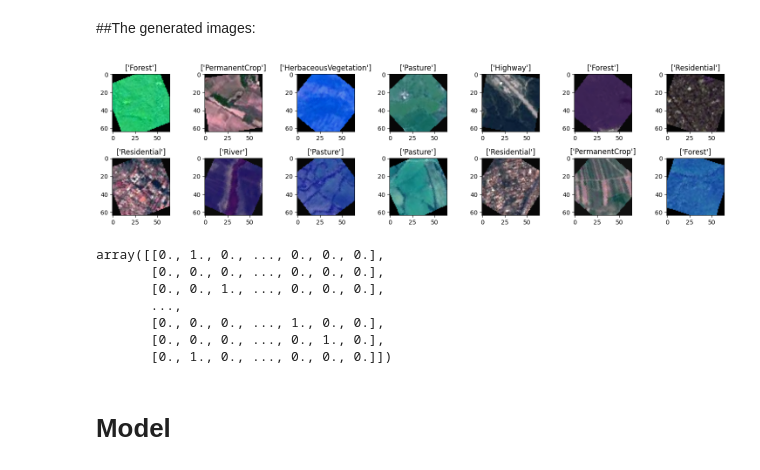
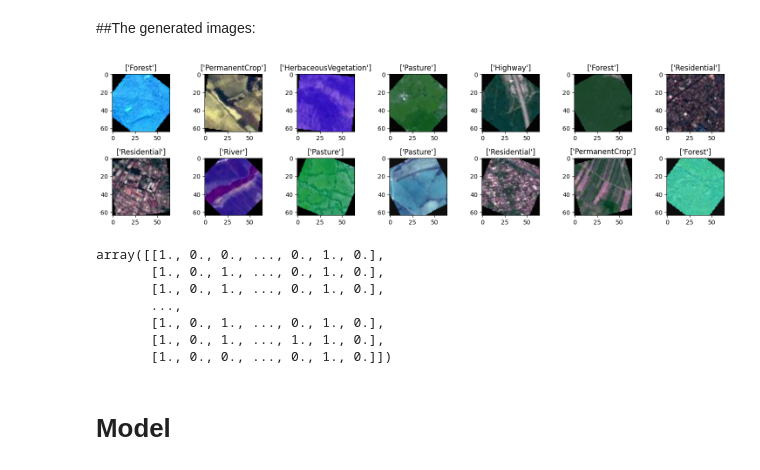
Before and after one commit to ohalilou/ml-student, a Jupyter notebook: Project/Land_Cover_Project.ipynb, the cells around one changed output. Drawn from its saved outputs; the diff is of its cells as text; code cells hidden in the pictures.

```diff
--- a/Project/Land_Cover_Project.ipynb
+++ b/Project/Land_Cover_Project.ipynb
@@ -140,29 +129,29 @@ X_train_augmented2 = np.array([data_augmentation2(image) for image in X_train])
 # %%
-X_train_new = np.concatenate([X_train, X_train_augmented1, X_train_augmented2], axis=0)
+X_train_new = np.concatenate([X_train_augmented1], axis=0)
 # %%
-y_train_new = np.concatenate([y_train, y_train, y_train], axis=0)
+y_train_new = np.concatenate([y_train, y_train], axis=0)
 # %%
 fig, axes = plt.subplots(2, 7, figsize=(15, 4))
 axes = axes.ravel()
 for i in range(14):
-    axes[i].imshow(X_train_new[i+40000])
-    axes[i].set_title(y_train_new[i+40000])
+    axes[i].imshow(X_train_new[i])
+    axes[i].set_title(y_train_new[i])
 plt.tight_layout()
 # %% [output]
-[figure, old version]
+[figure, new version]
 # %%
 # Convert labels to one-hot encoding
 encoder = OneHotEncoder()
-y_train = encoder.fit_transform(y_train).toarray()
-y_train
+y_train_new = encoder.fit_transform(y_train).toarray()
+y_train_new
 # %% [output]
-array([[0., 1., 0., ..., 0., 0., 0.],
-       [0., 0., 0., ..., 0., 0., 0.],
-       [0., 0., 1., ..., 0., 0., 0.],
+array([[1., 0., 0., ..., 0., 1., 0.],
+       [1., 0., 1., ..., 0., 1., 0.],
+       [1., 0., 1., ..., 0., 1., 0.],
        ...,
-       [0., 0., 0., ..., 1., 0., 0.],
-       [0., 0., 0., ..., 0., 1., 0.],
-       [0., 1., 0., ..., 0., 0., 0.]])
+       [1., 0., 1., ..., 0., 1., 0.],
+       [1., 0., 1., ..., 1., 1., 0.],
+       [1., 0., 0., ..., 0., 1., 0.]])
 # %%
 # l=np.array([[1,1,2],[1,1,2],[2,2,2]])
 # h=np.array([[1,1,3],[1,1,3],[2,2,3]])
```
Also changed, not shown: parts of 17 cells of this notebook.
